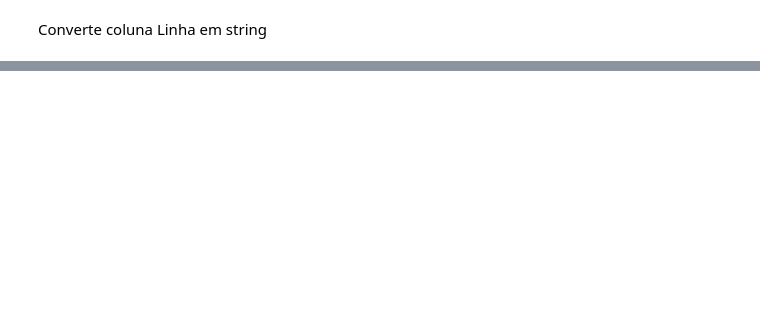
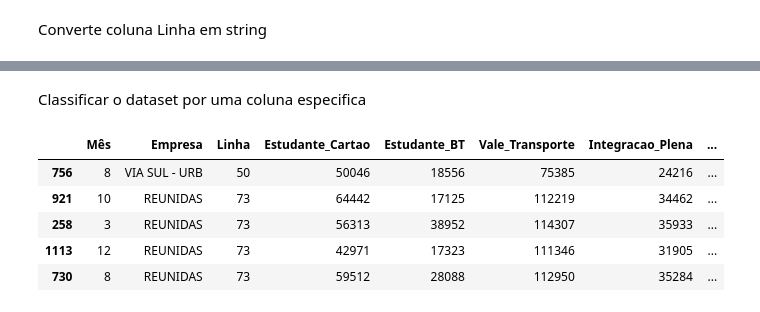
Before and after one commit to georgemaia/dadosabertos, a Jupyter notebook: mobilidade/rn-natal/Bilhetagem_Eletrônica-2018-Analitico.ipynb, the cells around one changed output, grey strips where cells are left out. Cells and saved outputs as stored; diff of their text form; code cells hidden in the pictures; blank space fills up the shorter version.

```diff
--- a/mobilidade/rn-natal/Bilhetagem_Eletrônica-2018-Analitico.ipynb
+++ b/mobilidade/rn-natal/Bilhetagem_Eletrônica-2018-Analitico.ipynb
@@ -278,0 +303,11 @@ df["Linha"] = df["Linha"].astype(str)
+# %% [markdown]
+Classificar o dataset por uma coluna especifica
+# %%
+df.sort_values("Qtd_Viagens", ascending=False).head()
+# %% [output]
+|  | Mês | Empresa | Linha | Estudante_Cartao | Estudante_BT | Vale_Transporte | Integracao_Plena | ... |
+| 756 | 8 | VIA SUL - URB | 50 | 50046 | 18556 | 75385 | 24216 | ... |
+| 921 | 10 | REUNIDAS | 73 | 64442 | 17125 | 112219 | 34462 | ... |
+| 258 | 3 | REUNIDAS | 73 | 56313 | 38952 | 114307 | 35933 | ... |
+| 1113 | 12 | REUNIDAS | 73 | 42971 | 17323 | 111346 | 31905 | ... |
+| 730 | 8 | REUNIDAS | 73 | 59512 | 28088 | 112950 | 35284 | ... |
```
Also changed, not shown: parts of 9 cells of this notebook, 1 other file.
